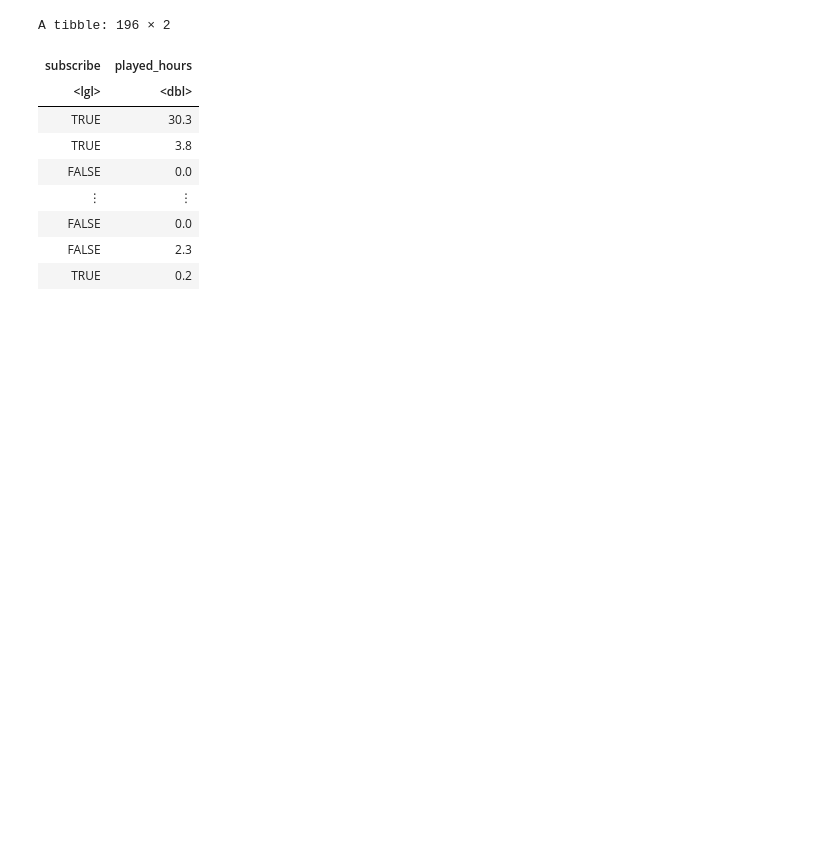
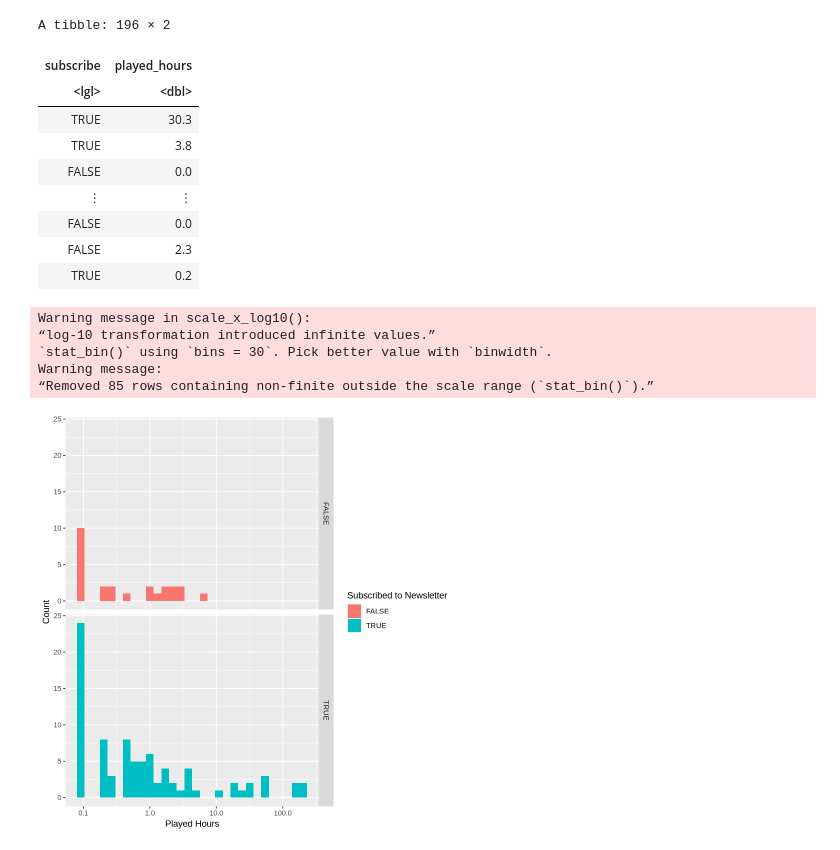
Before and after one commit to g-amadorz/dsci-project, a Jupyter notebook: Players_clean.ipynb, the cells around one changed output. Cells and saved outputs as stored; diff of their text form; code cells hidden in the pictures; blank space fills up the shorter version.

Commit message:
Added Visualization

```diff
--- a/Players_clean.ipynb
+++ b/Players_clean.ipynb
@@ -62,3 +62,20 @@ A tibble: 196 × 2
 | FALSE | 0.0 |
 | FALSE | 2.3 |
 | TRUE | 0.2 |
+# %%
+
+player_hist <- Players_clean |>
+    ggplot(aes(x = played_hours, fill = subscribe)) +
+    geom_histogram() +
+    scale_x_log10() +
+    facet_grid(rows=vars(subscribe)) +
+    labs(x = "Played Hours", fill = "Subscribed to Newsletter", y = "Count")
+
+player_hist
+# %% [output]
+Warning message in scale_x_log10():
+“log-10 transformation introduced infinite values.”
+`stat_bin()` using `bins = 30`. Pick better value with `binwidth`.
+Warning message:
+“Removed 85 rows containing non-finite outside the scale range (`stat_bin()`).”
+[figure, added]
```
Also changed, not shown: parts of 2 cells of this notebook.
